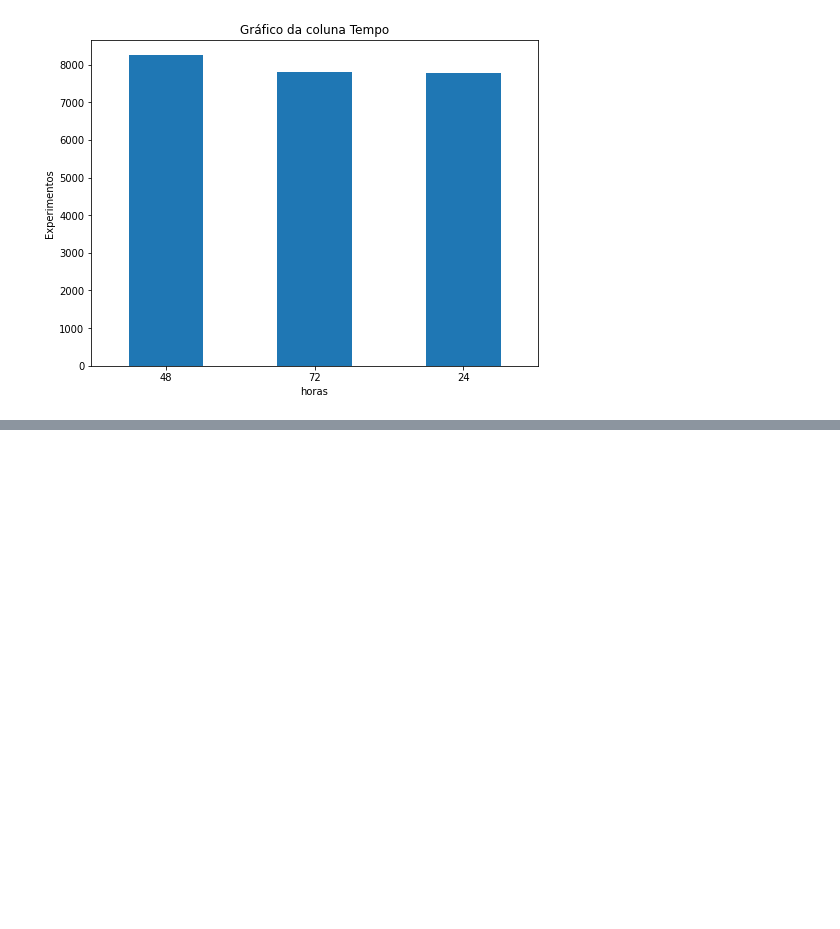
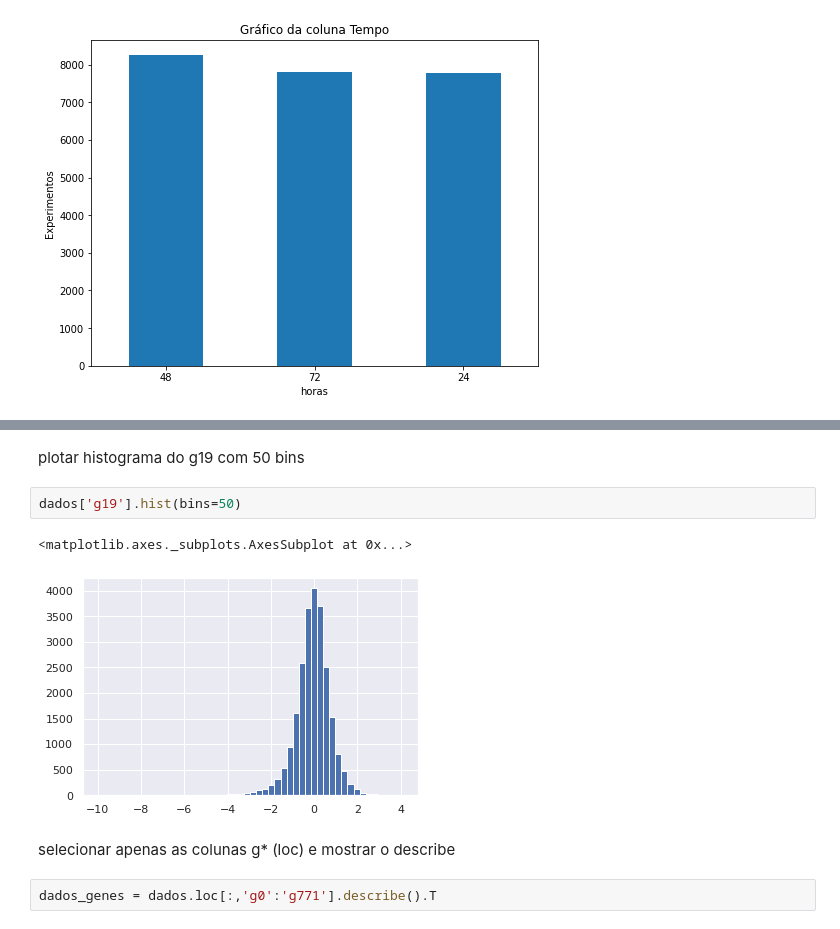
Before and after one commit to johnatanDM/imersaoDadosAlura, a Jupyter notebook: AluraImersaoDados3.ipynb, the cells around one changed output, grey strips where cells are left out. Saved outputs shown, nothing was run; the diff lists cells and outputs as text; blank space fills up the shorter version.

```diff
--- a/AluraImersaoDados3.ipynb
+++ b/AluraImersaoDados3.ipynb
@@ -235,0 +286,11 @@ plt.xticks(rotation=0)
+# %% [markdown]
+plotar histograma do g19 com 50 bins
+# %%
+dados['g19'].hist(bins=50)
+# %% [output]
+<matplotlib.axes._subplots.AxesSubplot at 0x...>
+[figure, added]
+# %% [markdown]
+selecionar apenas as colunas g* (loc) e mostrar o describe
+# %%
+dados_genes = dados.loc[:,'g0':'g771'].describe().T
```
Also changed, not shown: parts of 59 cells of this notebook.
